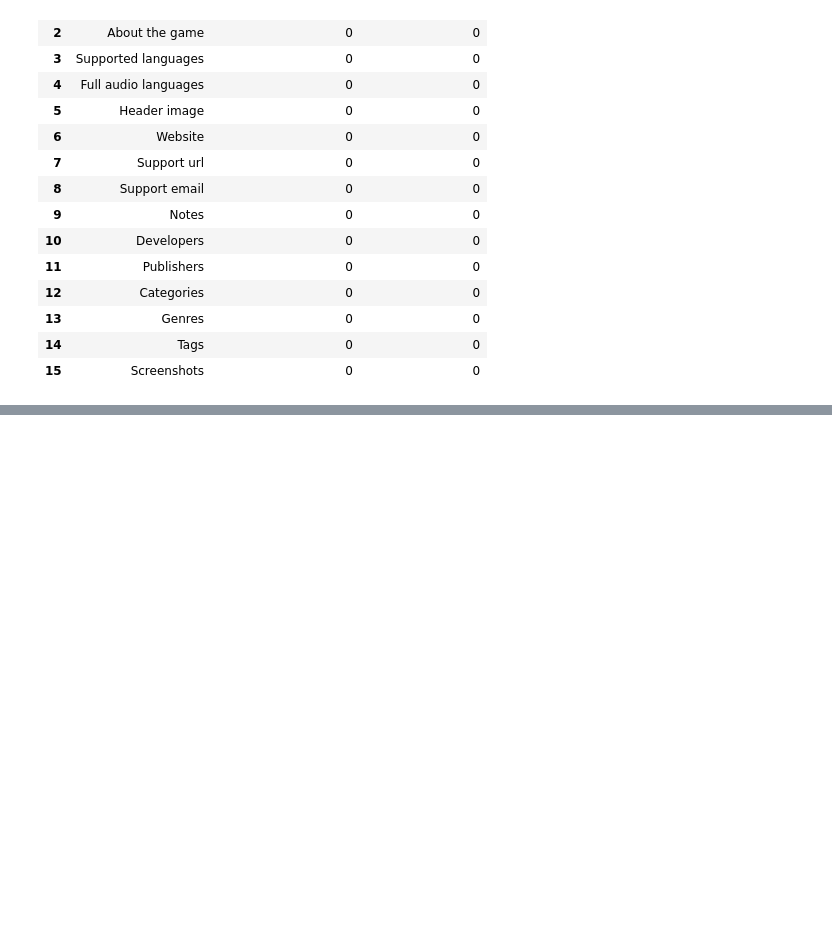
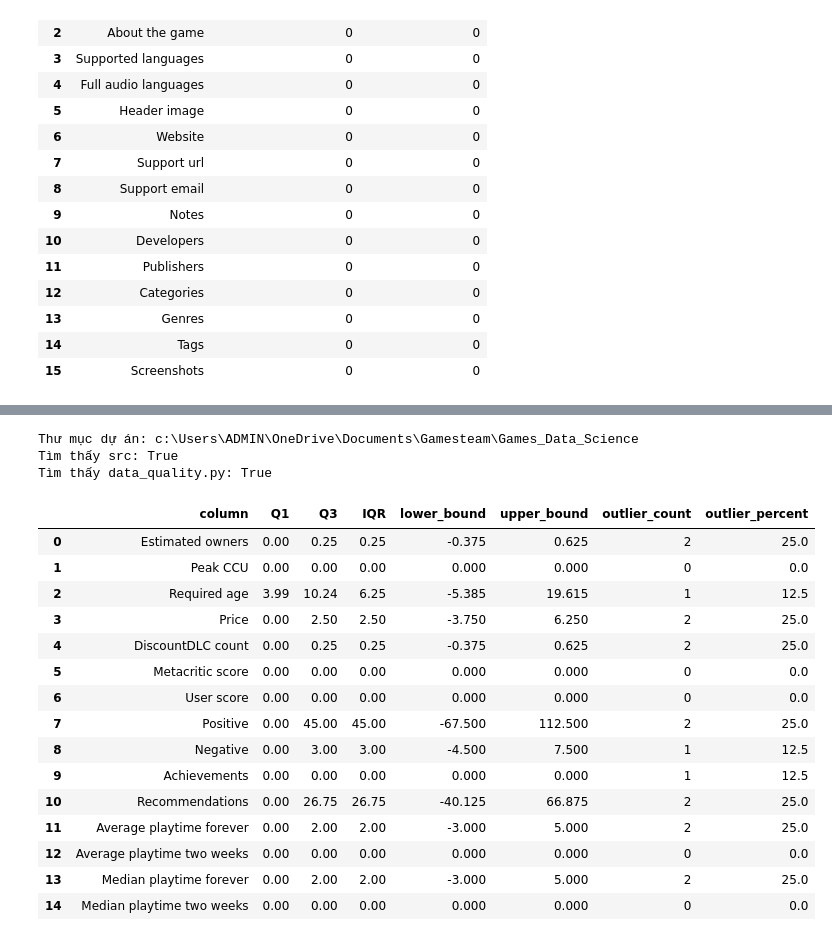
Before and after one commit to huytu059-blip/Games_Data_Science, a Jupyter notebook: notebooks/01_data_quality.ipynb, the cells around one changed output, grey strips where cells are left out. Cells and saved outputs as stored; diff of their text form; code cells hidden in the pictures; blank space fills up the shorter version.

```diff
--- a/notebooks/01_data_quality.ipynb
+++ b/notebooks/01_data_quality.ipynb
@@ -376,0 +573,41 @@ else:
+# %%
+from pathlib import Path
+import sys
+
+PROJECT_ROOT = Path.cwd().parent
+
+if str(PROJECT_ROOT) not in sys.path:
+    sys.path.insert(0, str(PROJECT_ROOT))
+
+print("Thư mục dự án:", PROJECT_ROOT)
+print("Tìm thấy src:", (PROJECT_ROOT / "src").is_dir())
+print("Tìm thấy data_quality.py:",
+      (PROJECT_ROOT / "src" / "data_quality.py").is_file())
+# %% [output]
+Thư mục dự án: c:\Users\ADMIN\OneDrive\Documents\Gamesteam\Games_Data_Science
+Tìm thấy src: True
+Tìm thấy data_quality.py: True
+# %%
+#oulier
+from src.data_quality import detect_outliers_iqr
+
+outlier_report = detect_outliers_iqr(df_raw)
+
+display(outlier_report)
+# %% [output]
+|  | column | Q1 | Q3 | IQR | lower_bound | upper_bound | outlier_count | outlier_percent |
+| 0 | Estimated owners | 0.00 | 0.25 | 0.25 | -0.375 | 0.625 | 2 | 25.0 |
+| 1 | Peak CCU | 0.00 | 0.00 | 0.00 | 0.000 | 0.000 | 0 | 0.0 |
+| 2 | Required age | 3.99 | 10.24 | 6.25 | -5.385 | 19.615 | 1 | 12.5 |
+| 3 | Price | 0.00 | 2.50 | 2.50 | -3.750 | 6.250 | 2 | 25.0 |
+| 4 | DiscountDLC count | 0.00 | 0.25 | 0.25 | -0.375 | 0.625 | 2 | 25.0 |
+| 5 | Metacritic score | 0.00 | 0.00 | 0.00 | 0.000 | 0.000 | 0 | 0.0 |
+| 6 | User score | 0.00 | 0.00 | 0.00 | 0.000 | 0.000 | 0 | 0.0 |
+| 7 | Positive | 0.00 | 45.00 | 45.00 | -67.500 | 112.500 | 2 | 25.0 |
+| 8 | Negative | 0.00 | 3.00 | 3.00 | -4.500 | 7.500 | 1 | 12.5 |
+| 9 | Achievements | 0.00 | 0.00 | 0.00 | 0.000 | 0.000 | 1 | 12.5 |
+| 10 | Recommendations | 0.00 | 26.75 | 26.75 | -40.125 | 66.875 | 2 | 25.0 |
+| 11 | Average playtime forever | 0.00 | 2.00 | 2.00 | -3.000 | 5.000 | 2 | 25.0 |
+| 12 | Average playtime two weeks | 0.00 | 0.00 | 0.00 | 0.000 | 0.000 | 0 | 0.0 |
+| 13 | Median playtime forever | 0.00 | 2.00 | 2.00 | -3.000 | 5.000 | 2 | 25.0 |
+| 14 | Median playtime two weeks | 0.00 | 0.00 | 0.00 | 0.000 | 0.000 | 0 | 0.0 |
```
Also changed, not shown: parts of 158 cells of this notebook, 14 other files.
